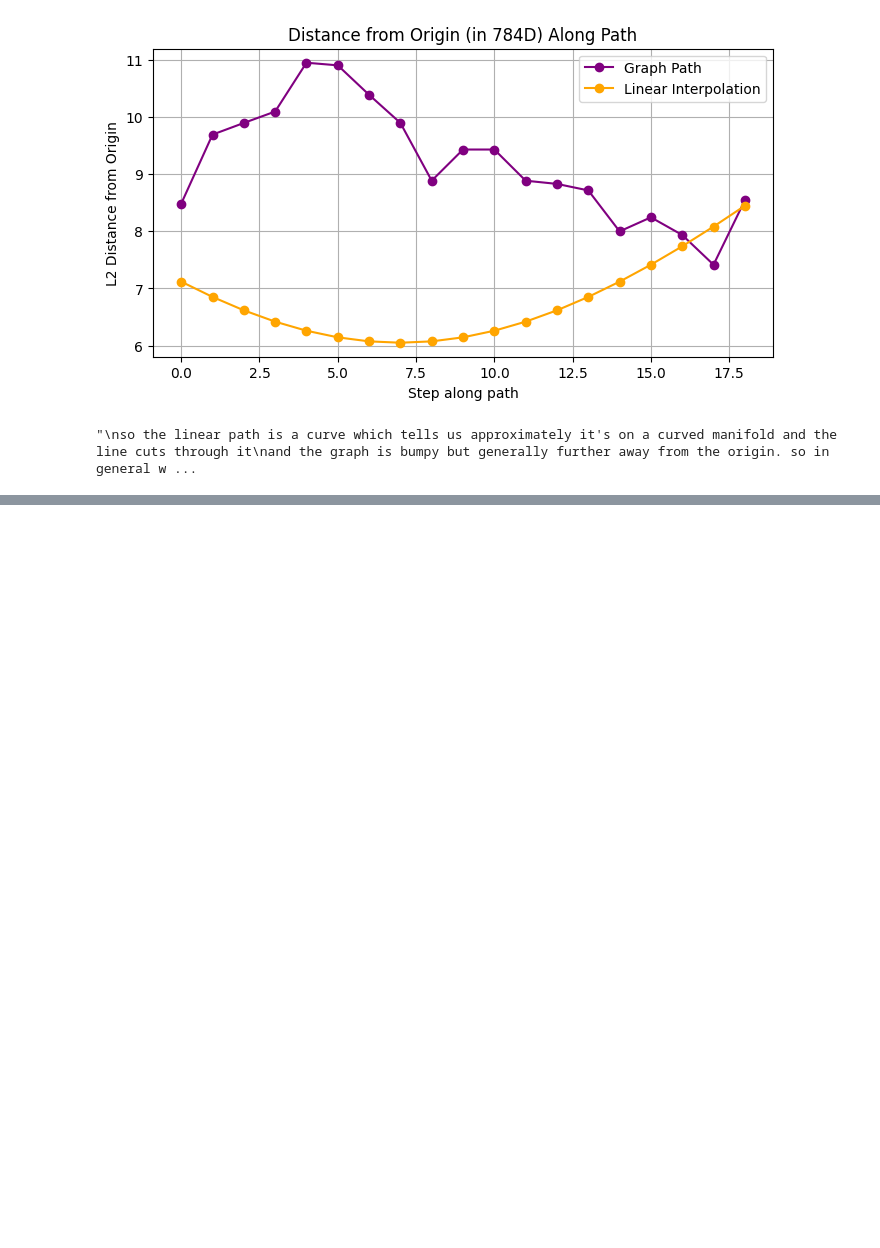
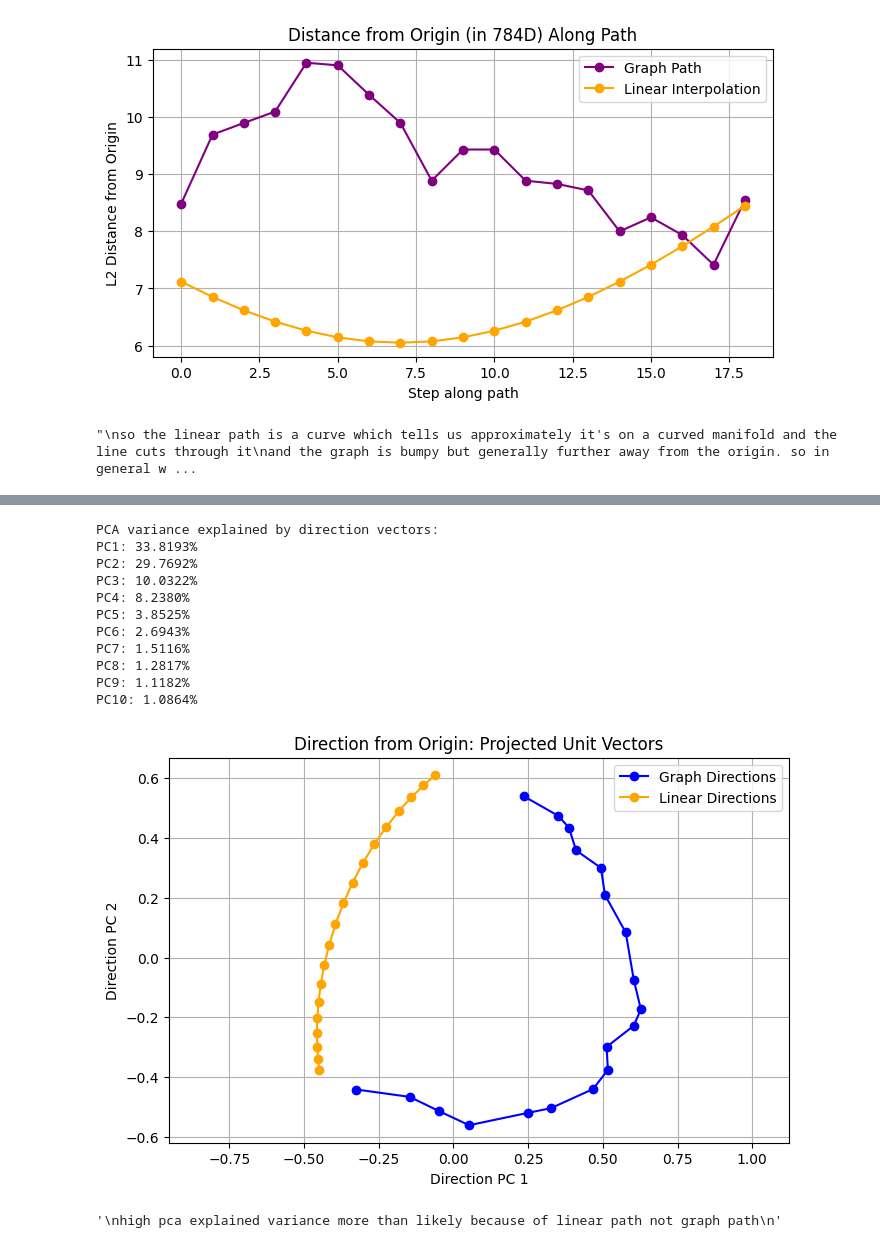
Before and after one commit to Antel0pe/SpaceOfMNIST-Digits, a Jupyter notebook: ExploringDimensions.ipynb, the cells around one changed output, grey strips where cells are left out. Saved outputs shown, nothing was run; the diff lists cells and outputs as text; code cells hidden in the pictures; blank space fills up the shorter version.

```diff
--- a/ExploringDimensions.ipynb
+++ b/ExploringDimensions.ipynb
@@ -892,0 +921,57 @@ that the manifold is further away on the edges of the 784d space
+# %%
+import numpy as np
+import matplotlib.pyplot as plt
+from sklearn.decomposition import PCA
+
+def plot_direction_trajectory(graph_interp_vectors, linear_interp_vectors):
+    graph = np.stack(graph_interp_vectors)
+    linear = np.stack(linear_interp_vectors)
+
+    # Normalize to unit vectors (directions from origin)
+    graph_dirs = graph / np.linalg.norm(graph, axis=1, keepdims=True)
+    linear_dirs = linear / np.linalg.norm(linear, axis=1, keepdims=True)
+
+    # Combine for joint PCA projection
+    all_dirs = np.vstack([graph_dirs, linear_dirs])
+    pca = PCA()
+    proj = pca.fit_transform(all_dirs)
+
+    # Print explained variance of first 10 components
+    print("PCA variance explained by direction vectors:")
+    for i, var in enumerate(pca.explained_variance_ratio_[:10]):
+        print(f"PC{i+1}: {var * 100:.4f}%")
+
+    n = len(graph_dirs)
+    graph_proj = proj[:n]
+    linear_proj = proj[n:]
+
+    # Plot
+    plt.figure(figsize=(8, 5))
+    plt.plot(graph_proj[:, 0], graph_proj[:, 1], '-o', label='Graph Directions', color='blue')
+    plt.plot(linear_proj[:, 0], linear_proj[:, 1], '-o', label='Linear Directions', color='orange')
+    plt.title("Direction from Origin: Projected Unit Vectors")
+    plt.xlabel("Direction PC 1")
+    plt.ylabel("Direction PC 2")
+    plt.axis('equal')
+    plt.grid(True)
+    plt.legend()
+    plt.show()
+plot_direction_trajectory(graph_interp_vectors, linear_interp_vectors)
+
+'''
+high pca explained variance more than likely because of linear path not graph path
+'''
+# %% [output]
+PCA variance explained by direction vectors:
+PC1: 33.8193%
+PC2: 29.7692%
+PC3: 10.0322%
+PC4: 8.2380%
+PC5: 3.8525%
+PC6: 2.6943%
+PC7: 1.5116%
+PC8: 1.2817%
+PC9: 1.1182%
+PC10: 1.0864%
+[figure, added]
+'\nhigh pca explained variance more than likely because of linear path not graph path\n'
```
Also changed, not shown: parts of 14 cells of this notebook.
